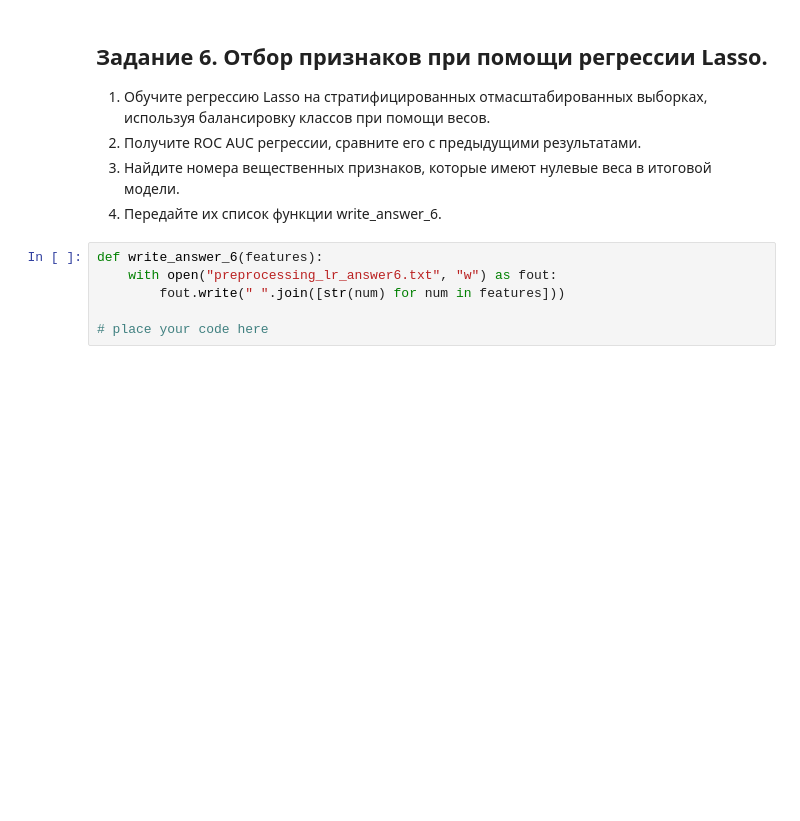
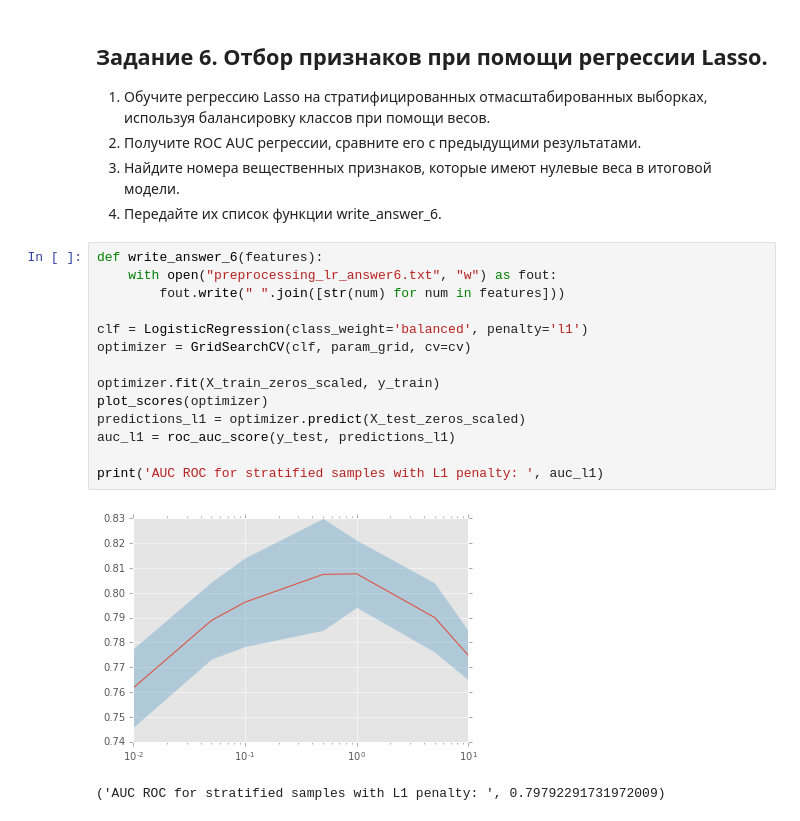
Before and after one commit to movb/yandex-ml, a Jupyter notebook: mipt-ml-2/week3/Preprocessing_LR.ipynb, the cells around one changed output. Saved outputs shown, nothing was run; the diff lists cells and outputs as text; blank space fills up the shorter version.

```diff
--- a/mipt-ml-2/week3/Preprocessing_LR.ipynb
+++ b/mipt-ml-2/week3/Preprocessing_LR.ipynb
@@ -637,6 +668,17 @@ def write_answer_5(auc):
 # %%
 def write_answer_6(features):
     with open("preprocessing_lr_answer6.txt", "w") as fout:
         fout.write(" ".join([str(num) for num in features]))
 
-# place your code here
+clf = LogisticRegression(class_weight='balanced', penalty='l1')
+optimizer = GridSearchCV(clf, param_grid, cv=cv)
+
+optimizer.fit(X_train_zeros_scaled, y_train)
+plot_scores(optimizer)
+predictions_l1 = optimizer.predict(X_test_zeros_scaled)
+auc_l1 = roc_auc_score(y_test, predictions_l1)
+
+print('AUC ROC for stratified samples with L1 penalty: ', auc_l1)
+# %% [output]
+[figure, added]
+('AUC ROC for stratified samples with L1 penalty: ', 0.79792291731972009)
```
Also changed, not shown: parts of 7 cells of this notebook.
